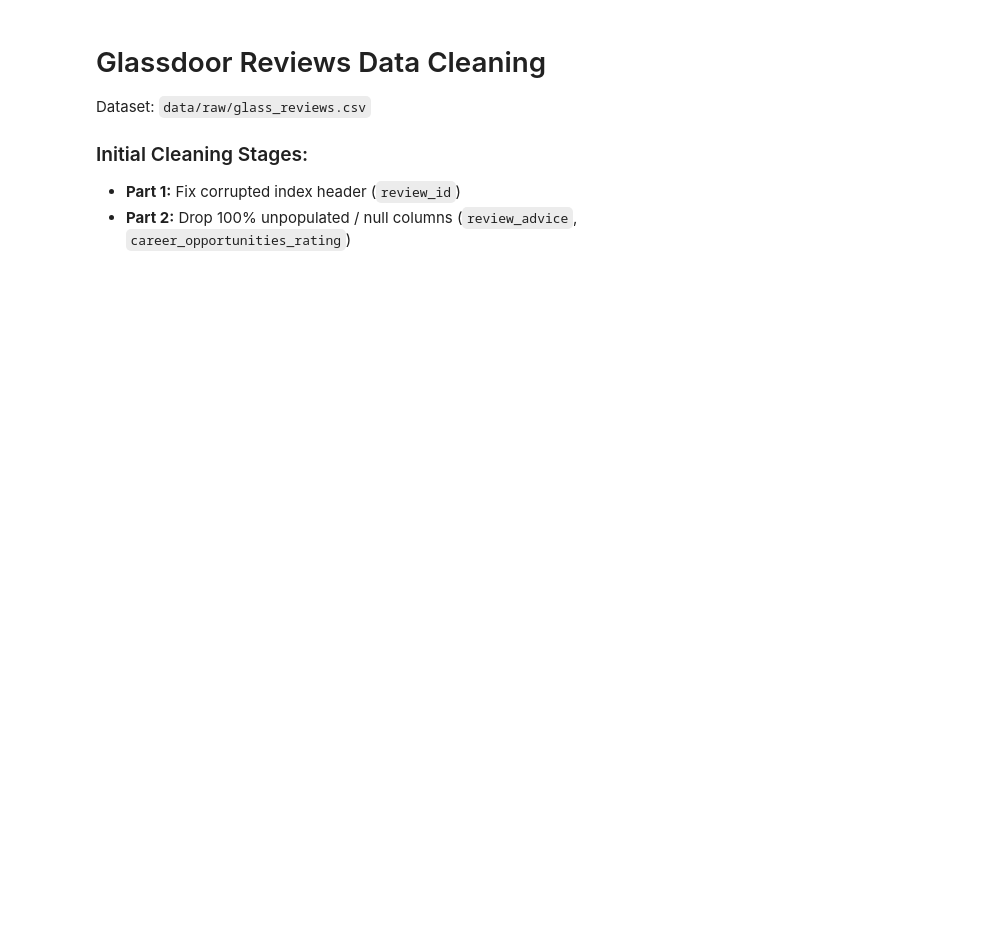
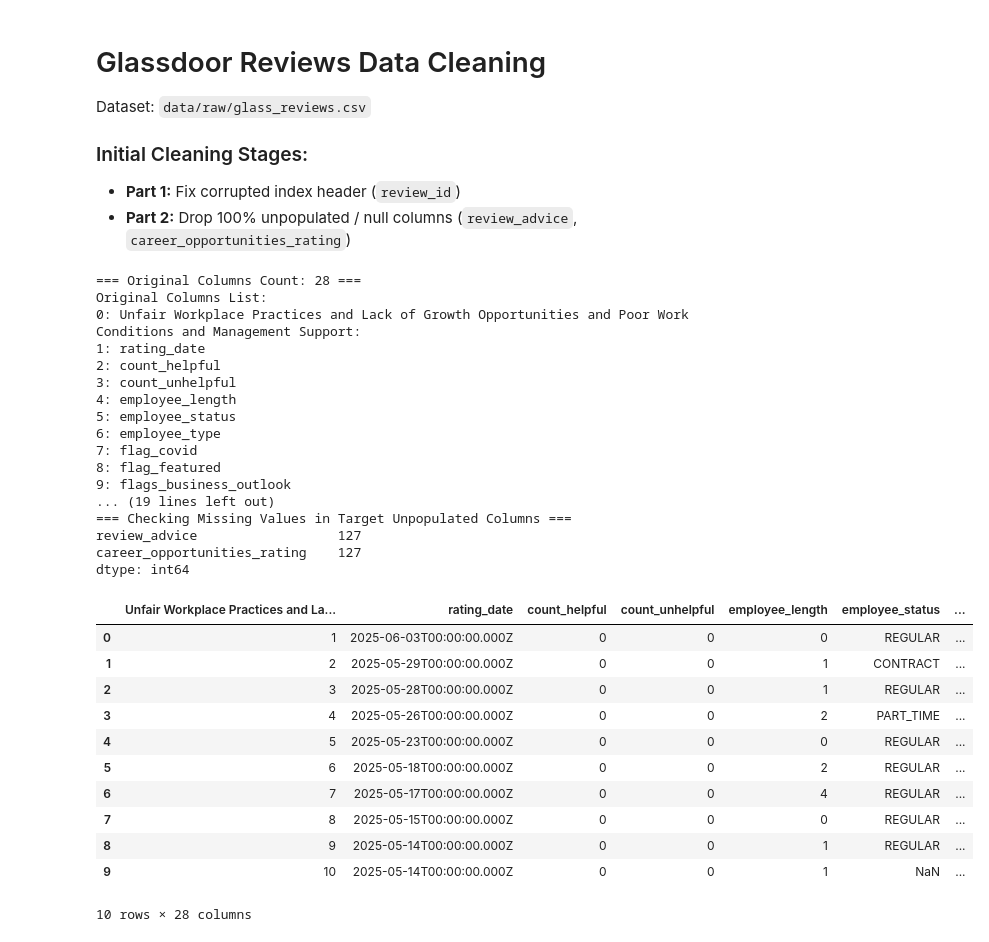
Before and after one commit to Joanachoong/Externship, a Jupyter notebook: src/notebook/glassdoor.ipynb, the cells around one changed output. Saved outputs shown, nothing was run; the diff lists cells and outputs as text; code cells hidden in the pictures; blank space fills up the shorter version.

```diff
--- a/src/notebook/glassdoor.ipynb
+++ b/src/notebook/glassdoor.ipynb
@@ -8,22 +8,53 @@ Dataset: `data/raw/glass_reviews.csv`
 # %%
 import os
 import pandas as pd
 
 # Load raw dataset with fallback for working directory
 file_path = 'data/raw/glass_reviews.csv'
 if not os.path.exists(file_path):
     file_path = '../../data/raw/glass_reviews.csv'
 
 df = pd.read_csv(file_path)
 
 # 1. Print original columns before making any changes
 print("=== Original Columns Count:", len(df.columns), "===")
 print("Original Columns List:")
 for i, col in enumerate(df.columns):
     print(f"{i}: {col}")
 
 print("\n=== Checking Missing Values in Target Unpopulated Columns ===")
 print(df[['review_advice', 'career_opportunities_rating']].isnull().sum())
+df.head(10)
+# %% [output]
+=== Original Columns Count: 28 ===
+Original Columns List:
+0: Unfair Workplace Practices and Lack of Growth Opportunities and Poor Work Conditions and Management Support:
+1: rating_date
+2: count_helpful
+3: count_unhelpful
+4: employee_length
+5: employee_status
+6: employee_type
+7: flag_covid
+8: flag_featured
+9: flags_business_outlook
+... (19 lines left out)
+=== Checking Missing Values in Target Unpopulated Columns ===
+review_advice                  127
+career_opportunities_rating    127
+dtype: int64
+|  | Unfair Workplace Practices and La... | rating_date | count_helpful | count_unhelpful | employee_length | employee_status | ... |
+| 0 | 1 | 2025-06-03T00:00:00.000Z | 0 | 0 | 0 | REGULAR | ... |
+| 1 | 2 | 2025-05-29T00:00:00.000Z | 0 | 0 | 1 | CONTRACT | ... |
+| 2 | 3 | 2025-05-28T00:00:00.000Z | 0 | 0 | 1 | REGULAR | ... |
+| 3 | 4 | 2025-05-26T00:00:00.000Z | 0 | 0 | 2 | PART_TIME | ... |
+| 4 | 5 | 2025-05-23T00:00:00.000Z | 0 | 0 | 0 | REGULAR | ... |
+| 5 | 6 | 2025-05-18T00:00:00.000Z | 0 | 0 | 2 | REGULAR | ... |
+| 6 | 7 | 2025-05-17T00:00:00.000Z | 0 | 0 | 4 | REGULAR | ... |
+| 7 | 8 | 2025-05-15T00:00:00.000Z | 0 | 0 | 0 | REGULAR | ... |
+| 8 | 9 | 2025-05-14T00:00:00.000Z | 0 | 0 | 1 | REGULAR | ... |
+| 9 | 10 | 2025-05-14T00:00:00.000Z | 0 | 0 | 1 | NaN | ... |
+10 rows × 28 columns
 # %%
 # Part 1: Rename the corrupted first column header to 'review_id'
 corrupted_header = df.columns[0]
```
Also changed, not shown: parts of 7 cells of this notebook.
